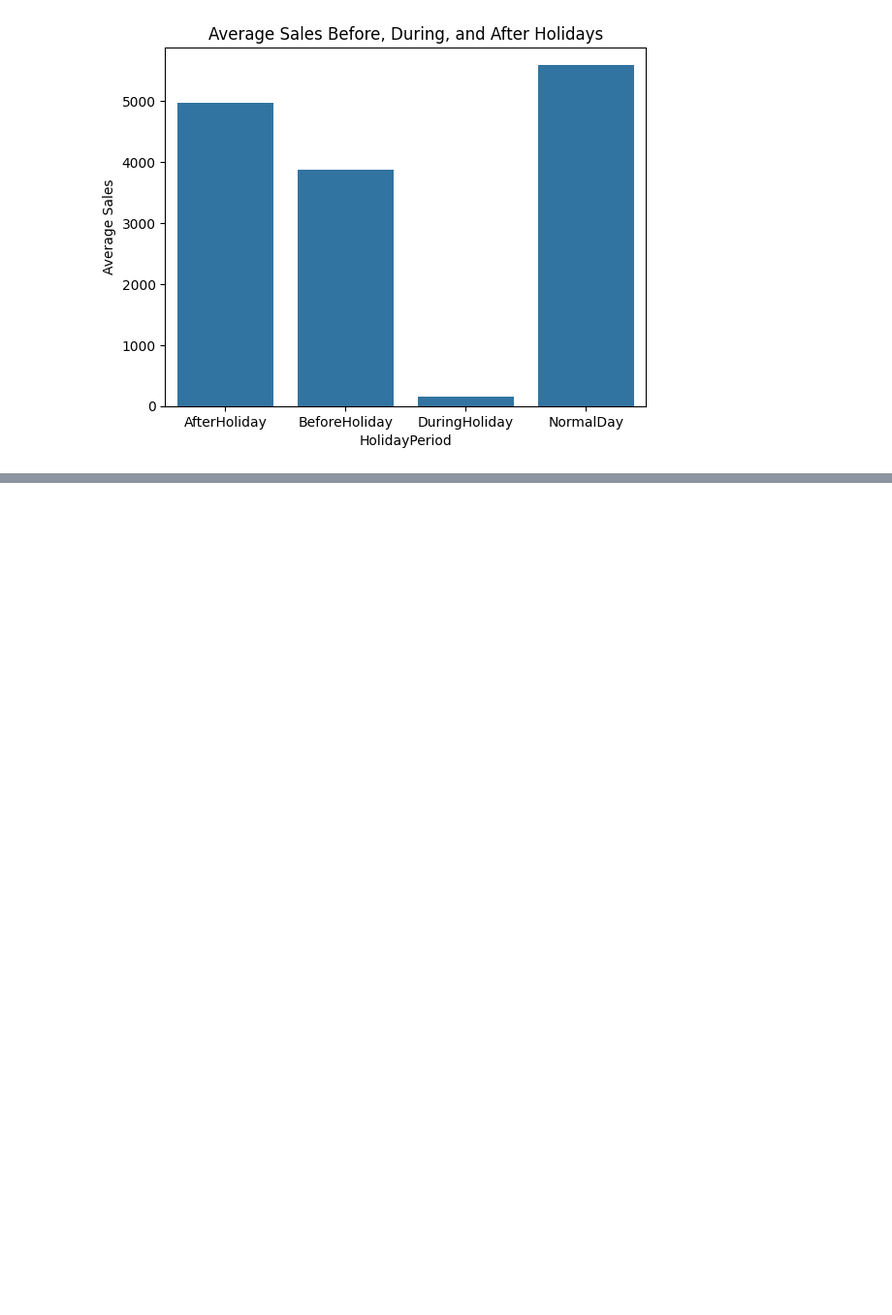
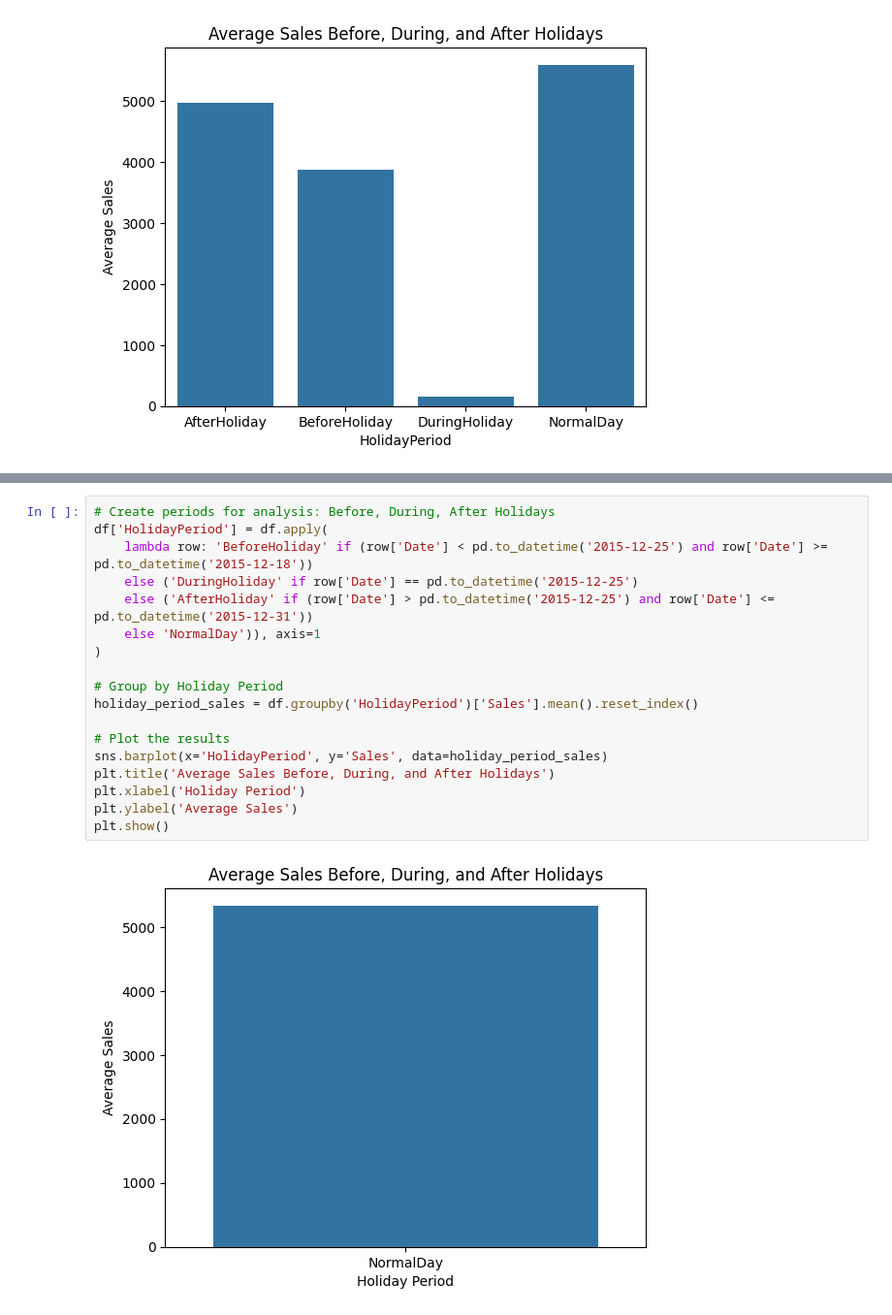
Before and after one commit to Begizew2112/10academyAIMweek-4, a Jupyter notebook: notebook/task-1_analysis.ipynb, the cells around one changed output, grey strips where cells are left out. Shown at 97% size. Drawn from its saved outputs; the diff is of its cells as text; blank space fills up the shorter version.

Commit message:
task-1 analysis

```diff
--- a/notebook/task-1_analysis.ipynb
+++ b/notebook/task-1_analysis.ipynb
@@ -52,0 +134,20 @@ plt.show()
+# %%
+# Create periods for analysis: Before, During, After Holidays
+df['HolidayPeriod'] = df.apply(
+    lambda row: 'BeforeHoliday' if (row['Date'] < pd.to_datetime('2015-12-25') and row['Date'] >= pd.to_datetime('2015-12-18'))
+    else ('DuringHoliday' if row['Date'] == pd.to_datetime('2015-12-25')
+    else ('AfterHoliday' if (row['Date'] > pd.to_datetime('2015-12-25') and row['Date'] <= pd.to_datetime('2015-12-31'))
+    else 'NormalDay')), axis=1
+)
+
+# Group by Holiday Period
+holiday_period_sales = df.groupby('HolidayPeriod')['Sales'].mean().reset_index()
+
+# Plot the results
+sns.barplot(x='HolidayPeriod', y='Sales', data=holiday_period_sales)
+plt.title('Average Sales Before, During, and After Holidays')
+plt.xlabel('Holiday Period')
+plt.ylabel('Average Sales')
+plt.show()
+# %% [output]
+[figure, added]
```
Also changed, not shown: parts of 8 cells of this notebook.
